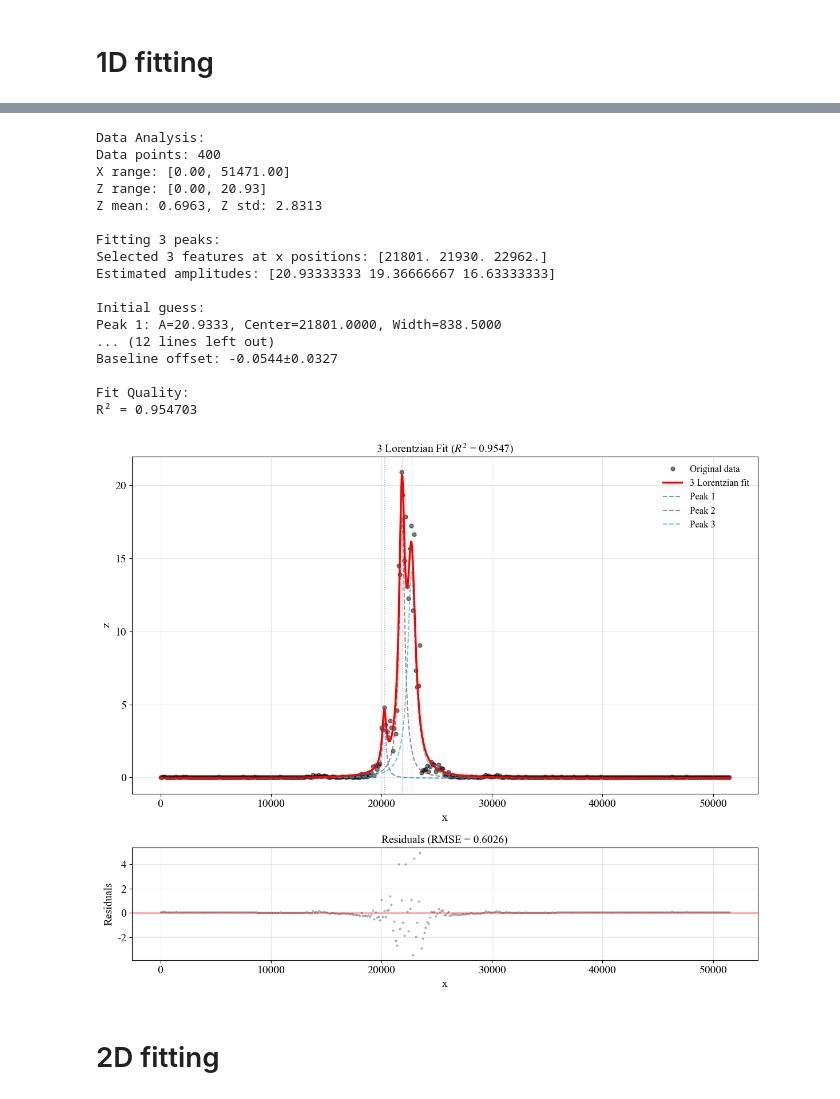
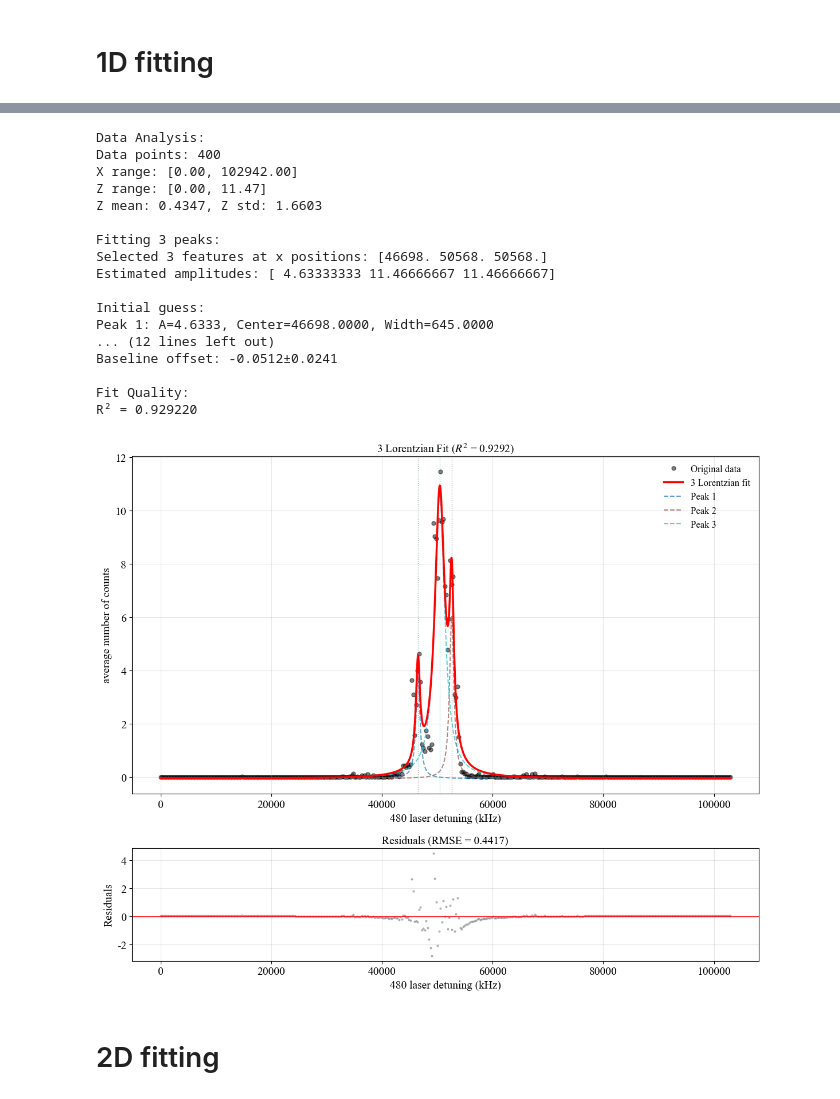
Before and after one commit to FENG-MengLong/ExperimentCode, a Jupyter notebook: ExperimentModules/fitting_test.ipynb, the cells around one changed output, grey strips where cells are left out. Drawn from its saved outputs; the diff is of its cells as text; code cells hidden in the pictures.

```diff
--- a/ExperimentModules/fitting_test.ipynb
+++ b/ExperimentModules/fitting_test.ipynb
@@ -30,7 +30,7 @@ rcParams.update({
 # %% [markdown]
 # 1D fitting
 # %%
-root_dir = "X:/migratedData/Rydberg_QIS/data"
-x1,y1,z1,notes = Readout.read_saved_csv_by_id(root_dir=root_dir, date="2025/12/02", plot_id=14)
+root_dir = "Z:/migratedData/Rydberg_QIS/data"
+x1,y1,z1,notes = Readout.read_saved_csv_by_id(root_dir=root_dir, date="2025/12/11", plot_id=2)
 # %%
 plt.plot(x1,z1, label="Original data")
@@ -467,26 +469,26 @@ def fit_and_plot_1d_lorentzian(x, z, num_peaks, verbose=True, plot=True,
         return None
 # %%
 num_peaks = 3
-results = fit_and_plot_1d_lorentzian(x1, z1, num_peaks, verbose=True, plot=True, show_individual_peaks=True)
+results = fit_and_plot_1d_lorentzian(x1, z1, num_peaks, xlabel=notes["xlabel"], ylabel=notes["zlabel"], verbose=True, plot=True, show_individual_peaks=True)
 # %% [output]
 Data Analysis:
 Data points: 400
-X range: [0.00, 51471.00]
-Z range: [0.00, 20.93]
-Z mean: 0.6963, Z std: 2.8313
+X range: [0.00, 102942.00]
+Z range: [0.00, 11.47]
+Z mean: 0.4347, Z std: 1.6603
 
 Fitting 3 peaks:
-Selected 3 features at x positions: [21801. 21930. 22962.]
-Estimated amplitudes: [20.93333333 19.36666667 16.63333333]
+Selected 3 features at x positions: [46698. 50568. 50568.]
+Estimated amplitudes: [ 4.63333333 11.46666667 11.46666667]
 
 Initial guess:
-Peak 1: A=20.9333, Center=21801.0000, Width=838.5000
+Peak 1: A=4.6333, Center=46698.0000, Width=645.0000
 ... (12 lines left out)
-Baseline offset: -0.0544±0.0327
+Baseline offset: -0.0512±0.0241
 
 Fit Quality:
-R² = 0.954703
+R² = 0.929220
-[figure, old version]
+[figure, new version]
 # %% [markdown]
 # 2D fitting
 # %%
```
Also changed, not shown: parts of 3 cells of this notebook, 1 other file.
